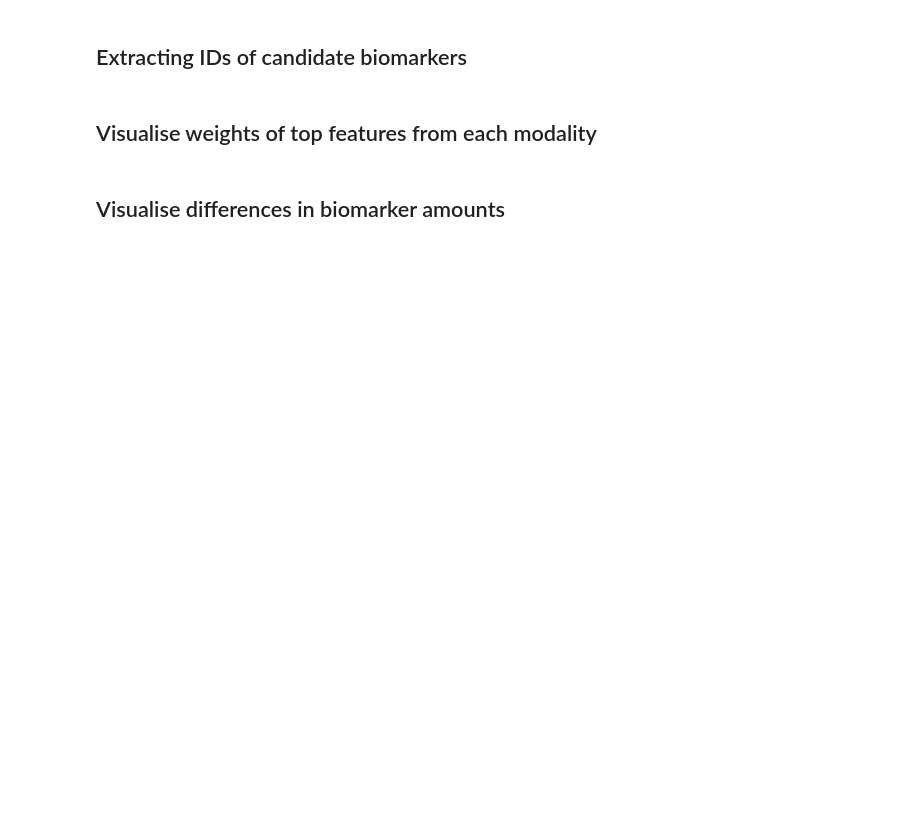
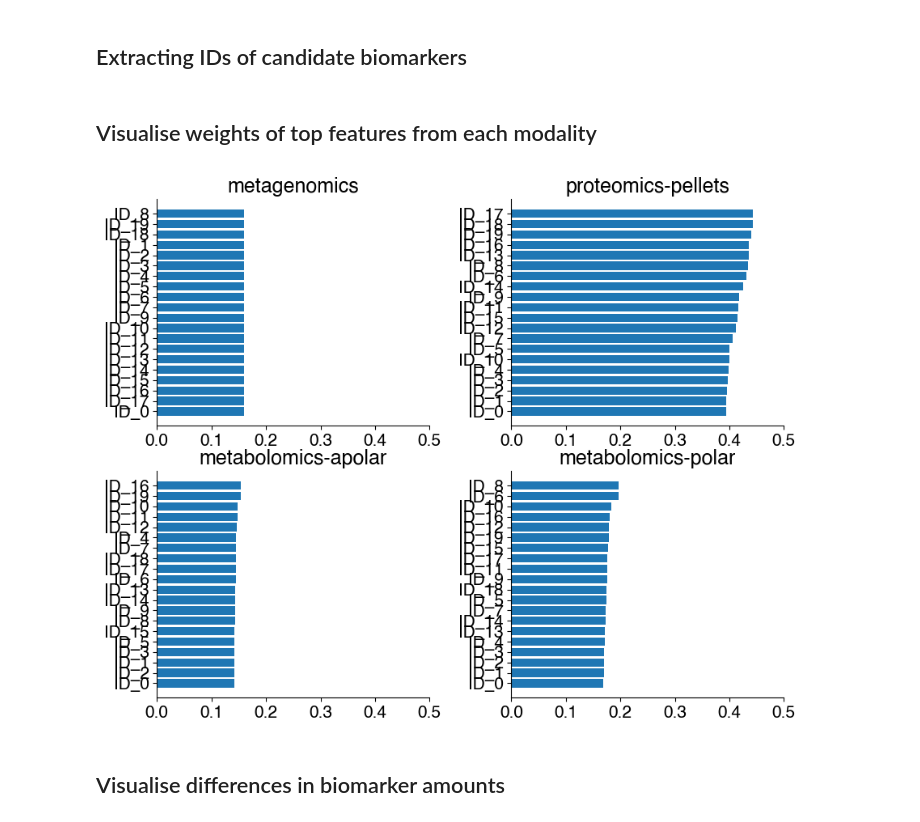
Before and after one commit to neven-x/multiomics-cancer, a Jupyter notebook: Logistic_linear_model.ipynb, the cells around one changed output. Drawn from its saved outputs; the diff is of its cells as text; code cells hidden in the pictures; blank space fills up the shorter version.

```diff
--- a/Logistic_linear_model.ipynb
+++ b/Logistic_linear_model.ipynb
@@ -288,26 +284,28 @@ stacked_feature_names[known_compounds]
 # %% [markdown]
 ## Visualise weights of top features from each modality
 # %%
-plt.figure(figsize=[13,12])
+plt.figure(figsize=[10,8])
 
 modalities_plots = np.roll(modalities, 2)
 
 for n, modality in enumerate(modalities_plots):
     plt.subplot(2,2, n+1)
 
     order = np.argsort(model_feature_weights[modality][candidate_idxs[modality]])
     plt.barh(np.arange(len(candidate_biomarkers[modality])), model_feature_weights[modality][candidate_idxs[modality]][order])
 
     plt.yticks(ticks=np.arange(len(candidate_biomarkers[modality])), labels=np.array(candidate_biomarkers[modality])[order])
 
     plt.xlim(0, 0.5)
 
     plt.title(modality)
 
-plt.subplots_adjust(wspace=1.3,
+plt.subplots_adjust(wspace=0.3,
                     hspace=0.2)
 
-plt.savefig('/Users/borakn/Desktop/Final candidates.png', dpi=300, bbox_inches='tight')
+#plt.savefig('/Users/borakn/Desktop/Final candidates.png', dpi=300, bbox_inches='tight')
+# %% [output]
+[figure, added]
 # %% [markdown]
 ## Visualise differences in biomarker amounts
 # %%
```
Also changed, not shown: parts of 8 cells of this notebook.
